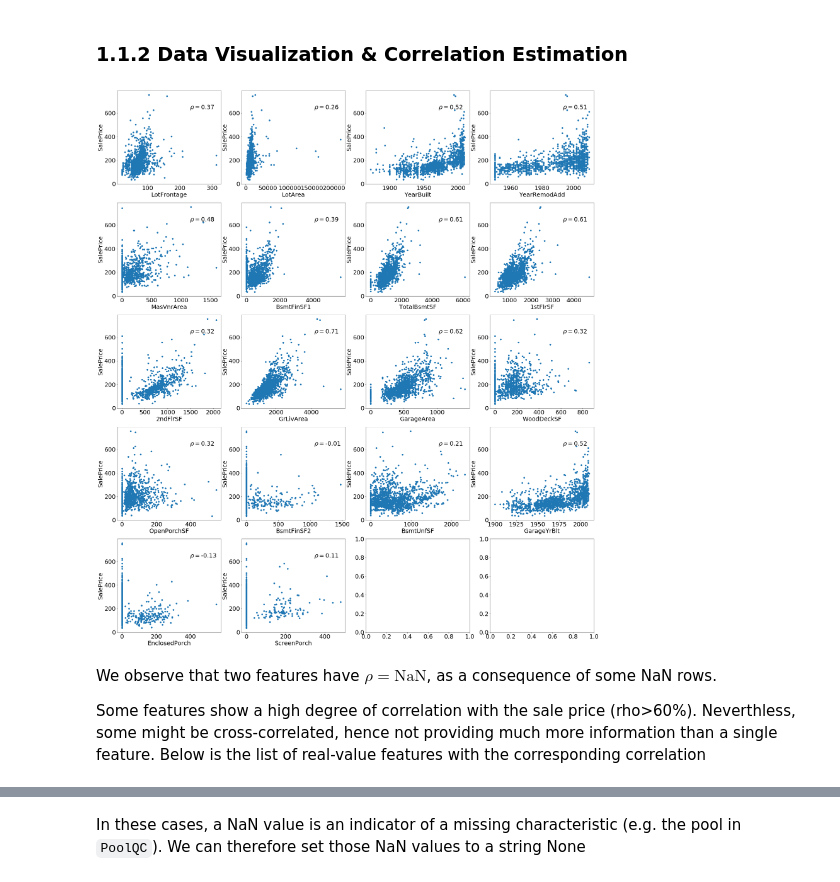
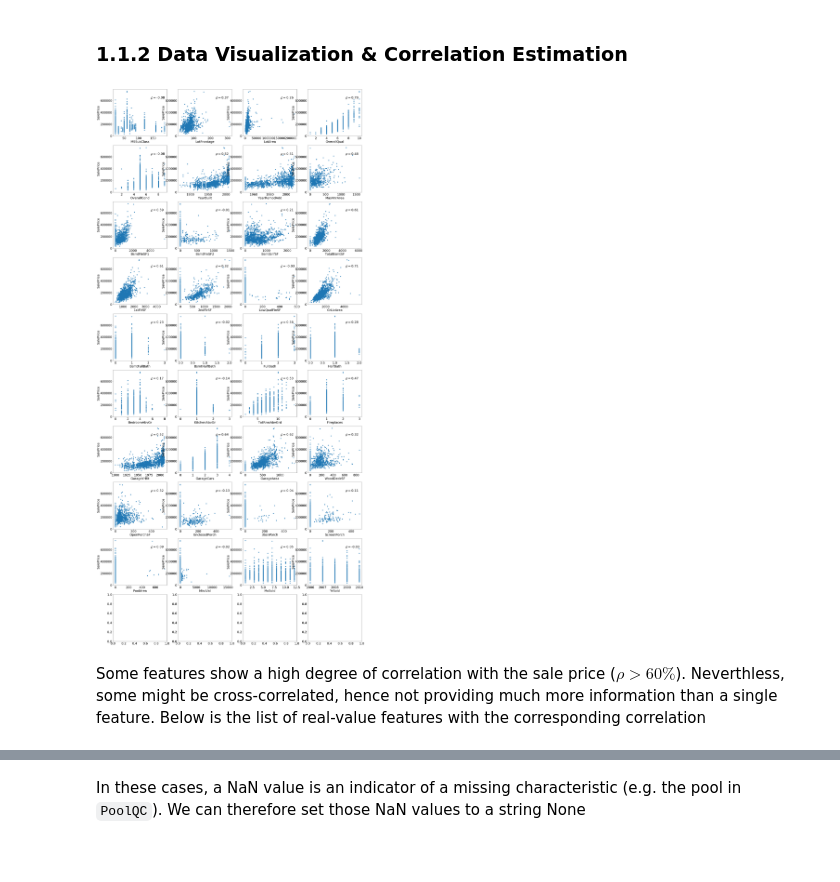
Before and after one commit to flucarelli94/MachineLearning_projects, a Jupyter notebook: House prices/Sale_price_prediction.ipynb, the cells around one changed output, grey strips where cells are left out. Saved outputs shown, nothing was run; the diff lists cells and outputs as text; code cells hidden in the pictures; blank space fills up the shorter version.

Commit message:
Merging real and discrete features + implementing encoding and handle of missing values to all features

```diff
--- a/House prices/Sale_price_prediction.ipynb
+++ b/House prices/Sale_price_prediction.ipynb
@@ -111,0 +106,4 @@ real_features = ['LotFrontage', 'LotArea', 'YearBuilt', 'YearRemodAdd',
+# %%
+#select numerical features
+numerical_features = train_init.select_dtypes(include=[np.number]).drop(['SalePrice',  'Id'], axis=1).columns
+print('Numerical features (%d):\n %s' %(len(numerical_features), numerical_features))
@@ -115,10 +124,18 @@ real_features = ['LotFrontage', 'LotArea', 'YearBuilt', 'YearRemodAdd',
 Some features contain NaN values (see above). Let us estimate the NaN values using the `IterativeImputer` provided by `sklearn`
 # %%
 imputer = IterativeImputer()
-imputed_train = pd.DataFrame(imputer.fit_transform(train_init[real_features]), columns=list(train_init[real_features]))
-imputed_test  = pd.DataFrame(imputer.transform(test_init[real_features]), columns=list(test_init[real_features]))
 
-for var in real_features:
+imputed_train = pd.DataFrame(
+    imputer.fit_transform(train_init[numerical_features]),
+    columns=list(train_init[numerical_features])
+)
+
+imputed_test  = pd.DataFrame(
+    imputer.transform(test_init[numerical_features]),
+    columns=list(test_init[numerical_features])
+)
+
+for var in numerical_features:
     train_init[var] = imputed_train[var]
     test_init[var]  = imputed_test[var]
 # %% [markdown]
@@ -131,22 +148,20 @@ def make_scatter(varname1, varname2, ax):
 # %%
 matplotlib.rcParams["font.size"] = 25
 
 rho = []
 
-fig, axs = plt.subplots(nrows=5, ncols=4, figsize=(36, 42))
+fig, axs = plt.subplots(nrows=10, ncols=4, figsize=(36, 82))
 
-for ivar, var in enumerate(real_features):
+for ivar, var in enumerate(numerical_features):
     row = int(ivar/4)
     col = ivar%4
     make_scatter(var, 'SalePrice', axs[row, col])
     rho.append(pearsonr(train_init[var], train_init['SalePrice'])[0])
     plt.text(0.7, 0.8, r'$\rho=${:.2f}'.format(rho[-1]), transform=axs[row, col].transAxes)
 
 plt.show()
 # %% [output]
-[figure, old version]
+[figure, new version]
 # %% [markdown]
-We observe that two features have $\rho=\mathrm{NaN}$, as a consequence of some NaN rows.
-
-Some features show a high degree of correlation with the sale price (rho>60%). Neverthless, some might be cross-correlated, hence not providing much more information than a single feature. Below is the list of real-value features with the corresponding correlation
+Some features show a high degree of correlation with the sale price ($\rho>60\%$). Neverthless, some might be cross-correlated, hence not providing much more information than a single feature. Below is the list of real-value features with the corresponding correlation
 # %%
```
Also changed, not shown: parts of 67 cells of this notebook.
